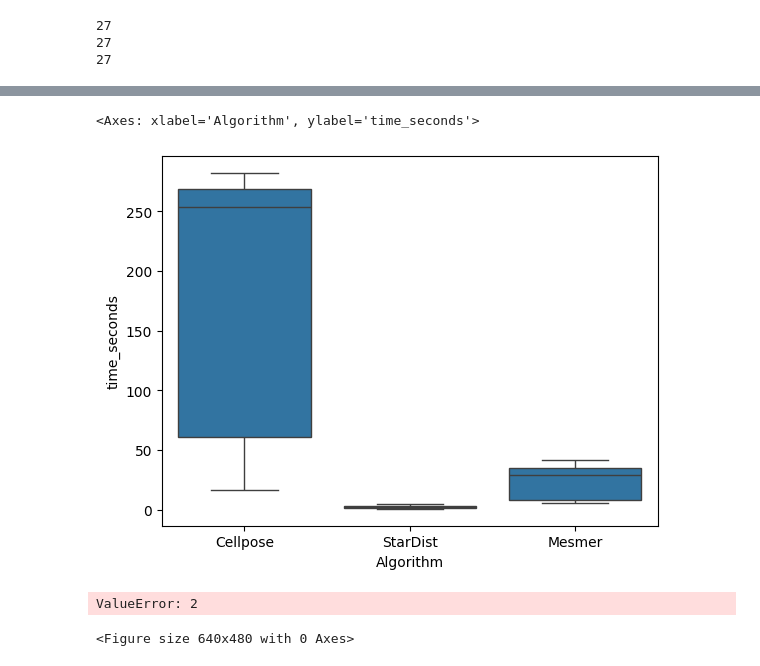
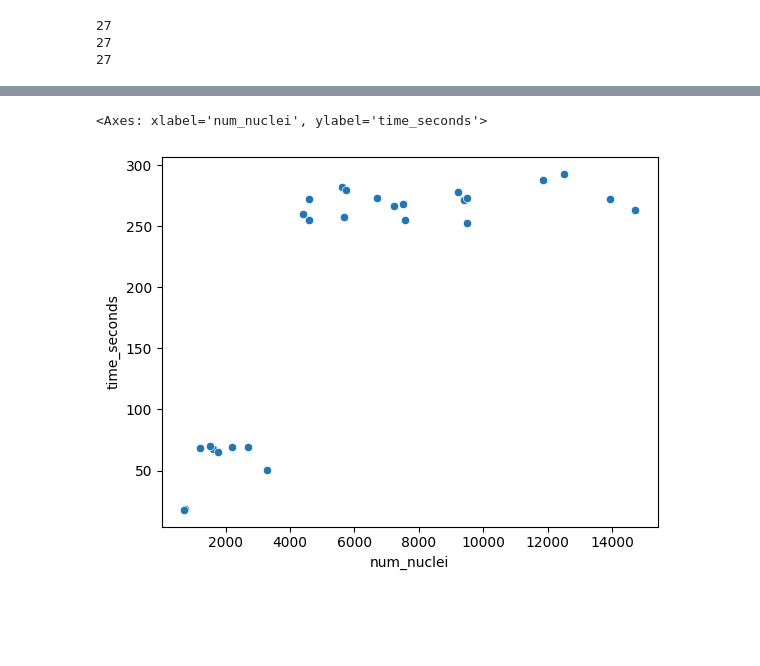
Before and after one commit to Shachi-Mittal-Lab/nuclear_segmentation, a Jupyter notebook: evaluation_pub/times_analysis.ipynb, the cells around one changed output, grey strips where cells are left out. Saved outputs shown, nothing was run; the diff lists cells and outputs as text; code cells hidden in the pictures; blank space fills up the shorter version.

Commit message:
Updated code for pub figures

```diff
--- a/evaluation_pub/times_analysis.ipynb
+++ b/evaluation_pub/times_analysis.ipynb
@@ -7,6 +9,10 @@ import numpy as np
 Cellpose_times_path = r"D:\nuclear_seg\Cellpose_preds\Cellpose_times.csv"
 StarDist_times_path = r"D:\nuclear_seg\StarDist_preds\StarDist_times.csv"
 Mesmer_times_path = r"D:\nuclear_seg\Mesmer_preds\Mesmer_times.csv"
+
+Cellpose_imgs_path = r"D:\nuclear_seg\Cellpose_preds\seg"
+StarDist_imgs_path = r"D:\nuclear_seg\StarDist_preds\seg"
+Mesmer_imgs_path = r"D:\nuclear_seg\Mesmer_preds\seg"
 # %%
 Cellpose_times_df = pd.read_csv(Cellpose_times_path, index_col=0)
 Cellpose_times_df['Algorithm'] = 'Cellpose'
@@ -16,0 +46,24 @@ Mesmer_times_df['Algorithm'] = 'Mesmer'
+# %%
+num_pixels_list = []
+for file in StarDist_times_df['img']:
+    fpath = os.path.join(StarDist_imgs_path, file)
+    img_arr = io.imread(fpath)
+    num_pixels = img_arr.shape[0] * img_arr.shape[1]
+    num_pixels_list.append(num_pixels)
+StarDist_times_df['num_pixels'] = num_pixels_list
+
+num_pixels_list = []
+for file in Mesmer_times_df['img']:
+    fpath = os.path.join(Mesmer_imgs_path, file)
+    img_arr = io.imread(fpath)
+    num_pixels = img_arr.shape[0] * img_arr.shape[1]
+    num_pixels_list.append(num_pixels)
+Mesmer_times_df['num_pixels'] = num_pixels_list
+
+num_pixels_list = []
+for file in Cellpose_times_df['img']:
+    fpath = os.path.join(Cellpose_imgs_path, file)
+    img_arr = io.imread(fpath)
+    num_pixels = img_arr.shape[0] * img_arr.shape[1]
+    num_pixels_list.append(num_pixels)
+Cellpose_times_df['num_pixels'] = num_pixels_list
@@ -46,14 +181,5 @@ Mesmer_StarDist_diff = Mesmer_times_df['time_seconds'] - StarDist_times_df['time
 # %%
-sns.boxplot(data=overall_times_df, x='Algorithm', y='time_seconds')
+sns.scatterplot(x=Cellpose_times_df['num_nuclei'], y=Cellpose_times_df['time_seconds'])
 # %% [output]
-<Axes: xlabel='Algorithm', ylabel='time_seconds'>
+<Axes: xlabel='num_nuclei', ylabel='time_seconds'>
-[figure, old version]
+[figure, new version]
-# %%
-plt.figure()
-sns.boxplot(data=[Cellpose_times_df, StarDist_times_df, Mesmer_times_df])
-plt.xticks(fontweight="regular", fontsize=15)
-plt.yticks(np.arange(0.0, 301, step=50), fontweight="regular",
-            fontsize=15)
-# %% [output]
-ValueError: 2
-<Figure size 640x480 with 0 Axes>
```
Also changed, not shown: parts of 12 cells of this notebook, 7 other files.
